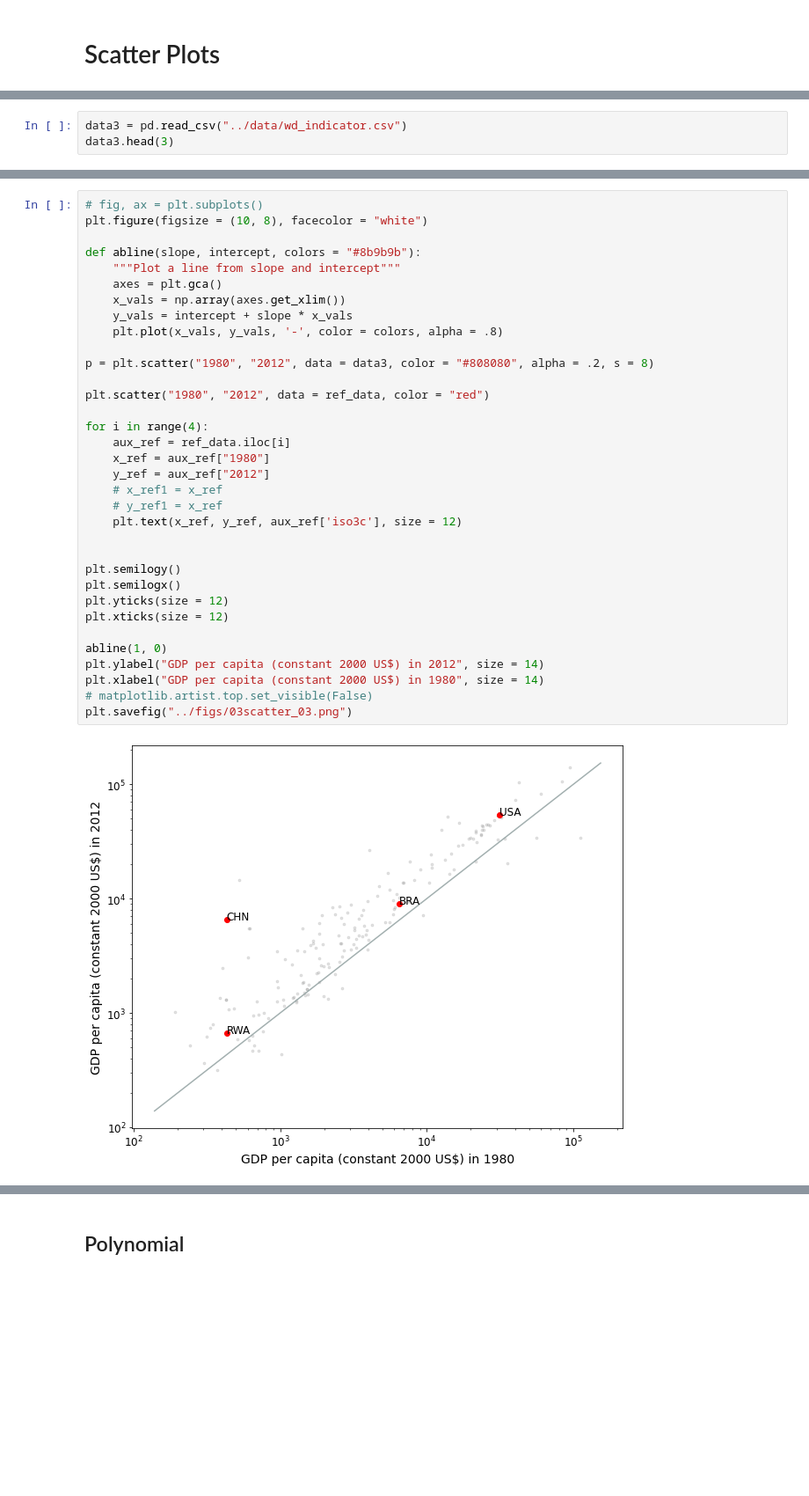
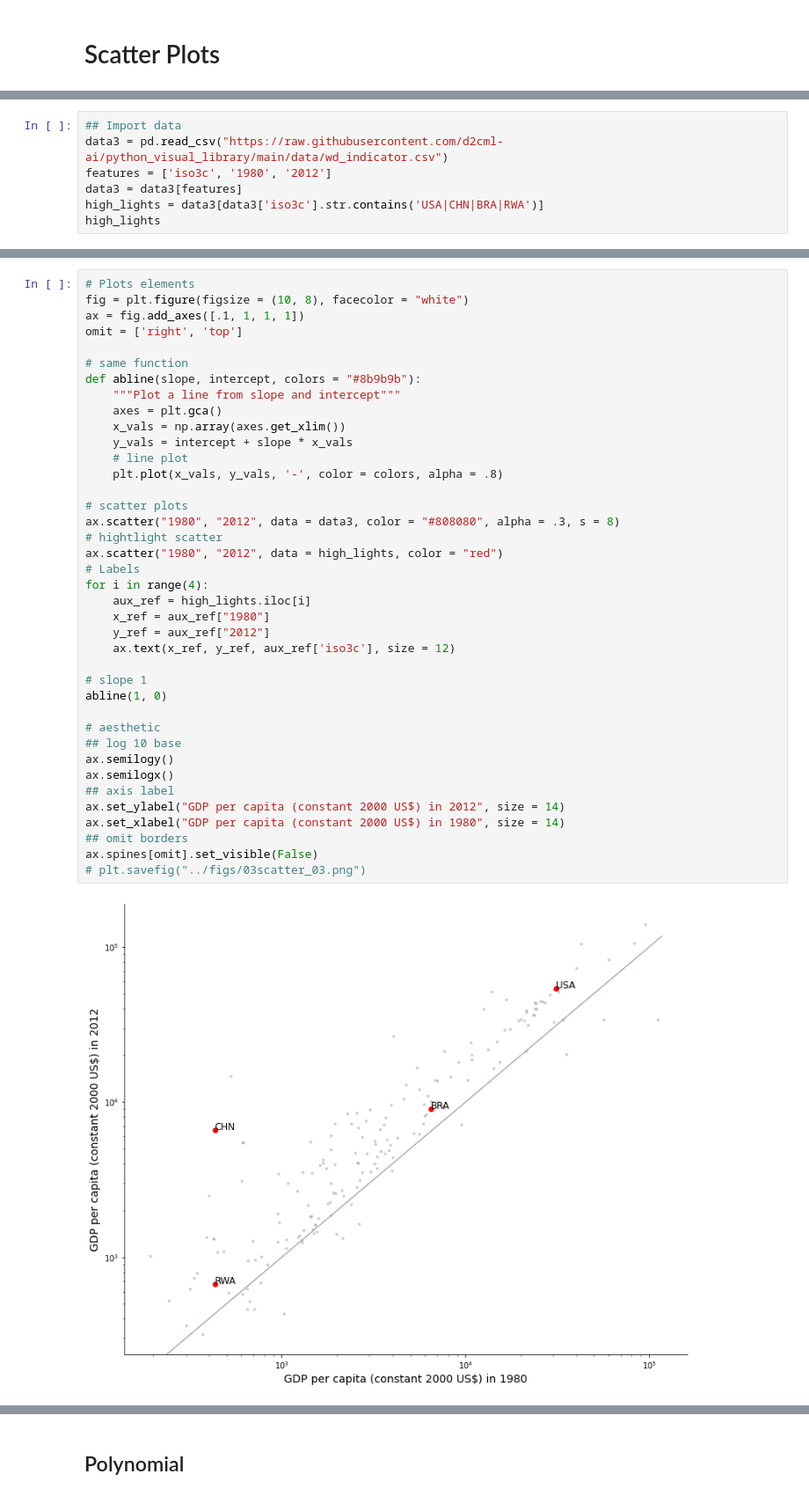
Before and after one commit to d2cml-ai/python_visual_library, a Jupyter notebook: python_notebooks/03_scatter.ipynb, the cells around one changed output, grey strips where cells are left out. Shown: that part at 88% size. Cells and saved outputs as stored; diff of their text form; blank space fills up the shorter version.

```diff
--- a/python_notebooks/03_scatter.ipynb
+++ b/python_notebooks/03_scatter.ipynb
@@ -91,4 +97,8 @@ plt.savefig("../figs/03scatter_02.png", bbox_inches='tight', dpi = 400)
 # %%
-data3 = pd.read_csv("../data/wd_indicator.csv")
-data3.head(3)
+## Import data
+data3 = pd.read_csv("https://raw.githubusercontent.com/d2cml-ai/python_visual_library/main/data/wd_indicator.csv")
+features = ['iso3c', '1980', '2012']
+data3 = data3[features]
+high_lights = data3[data3['iso3c'].str.contains('USA|CHN|BRA|RWA')]
+high_lights
 # %% [output]
@@ -101,36 +110,41 @@ ref_data = data3[data3['iso3c'].str.contains('USA|CHN|BRA|RWA')]
 # %%
-# fig, ax = plt.subplots()
-plt.figure(figsize = (10, 8), facecolor = "white")
+# Plots elements
+fig = plt.figure(figsize = (10, 8), facecolor = "white")
+ax = fig.add_axes([.1, 1, 1, 1])
+omit = ['right', 'top']
 
+# same function
 def abline(slope, intercept, colors = "#8b9b9b"):
     """Plot a line from slope and intercept"""
     axes = plt.gca()
     x_vals = np.array(axes.get_xlim())
     y_vals = intercept + slope * x_vals
+    # line plot
     plt.plot(x_vals, y_vals, '-', color = colors, alpha = .8)
 
-p = plt.scatter("1980", "2012", data = data3, color = "#808080", alpha = .2, s = 8)
-
-plt.scatter("1980", "2012", data = ref_data, color = "red")
-
+# scatter plots
+ax.scatter("1980", "2012", data = data3, color = "#808080", alpha = .3, s = 8)
+# hightlight scatter
+ax.scatter("1980", "2012", data = high_lights, color = "red")
+# Labels
 for i in range(4):
-    aux_ref = ref_data.iloc[i]
+    aux_ref = high_lights.iloc[i]
     x_ref = aux_ref["1980"]
     y_ref = aux_ref["2012"]
-    # x_ref1 = x_ref
-    # y_ref1 = x_ref
-    plt.text(x_ref, y_ref, aux_ref['iso3c'], size = 12)
+    ax.text(x_ref, y_ref, aux_ref['iso3c'], size = 12)
 
+# slope 1
+abline(1, 0)
 
-plt.semilogy()
-plt.semilogx()
-plt.yticks(size = 12)
-plt.xticks(size = 12)
-
-abline(1, 0)
-plt.ylabel("GDP per capita (constant 2000 US$) in 2012", size = 14)
-plt.xlabel("GDP per capita (constant 2000 US$) in 1980", size = 14)
-# matplotlib.artist.top.set_visible(False)
-plt.savefig("../figs/03scatter_03.png")
+# aesthetic
+## log 10 base
+ax.semilogy()
+ax.semilogx()
+## axis label
+ax.set_ylabel("GDP per capita (constant 2000 US$) in 2012", size = 14)
+ax.set_xlabel("GDP per capita (constant 2000 US$) in 1980", size = 14)
+## omit borders
+ax.spines[omit].set_visible(False)
+# plt.savefig("../figs/03scatter_03.png")
 # %% [output]
-[figure, old version]
+[figure, new version]
```
Also changed, not shown: parts of 16 cells of this notebook.
